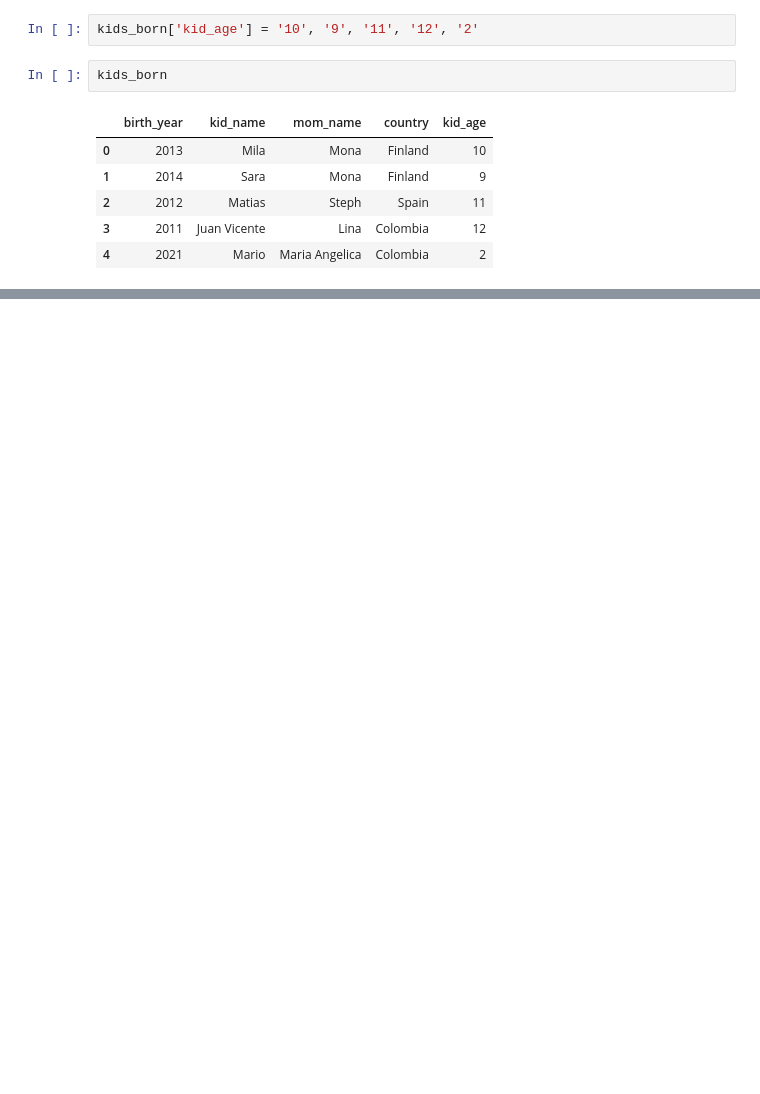
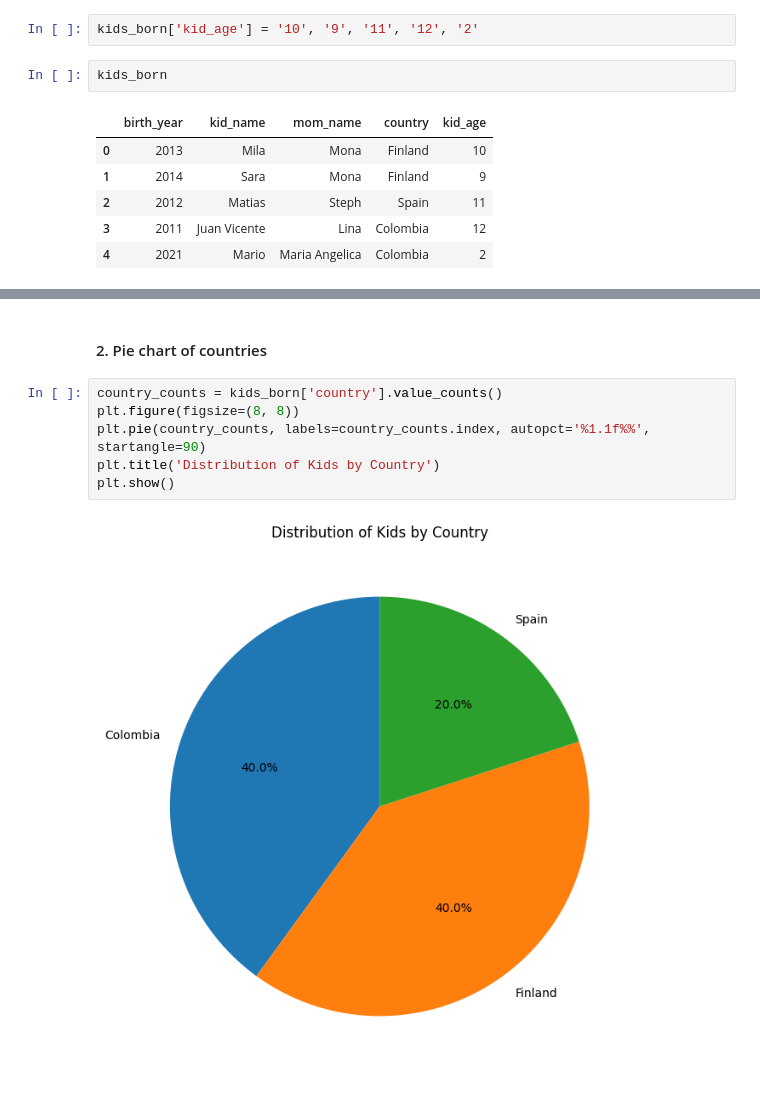
Before and after one commit to Monalaihoi/Training, a Jupyter notebook: eda.ipynb, the cells around one changed output, grey strips where cells are left out. Drawn from its saved outputs; the diff is of its cells as text; blank space fills up the shorter version.

```diff
--- a/eda.ipynb
+++ b/eda.ipynb
@@ -167,0 +146,10 @@ kids_born
+# %% [markdown]
+#### 2. Pie chart of countries
+# %%
+country_counts = kids_born['country'].value_counts()
+plt.figure(figsize=(8, 8))
+plt.pie(country_counts, labels=country_counts.index, autopct='%1.1f%%', startangle=90)
+plt.title('Distribution of Kids by Country')
+plt.show()
+# %% [output]
+[figure, added]
```
Also changed, not shown: parts of 57 cells of this notebook.
